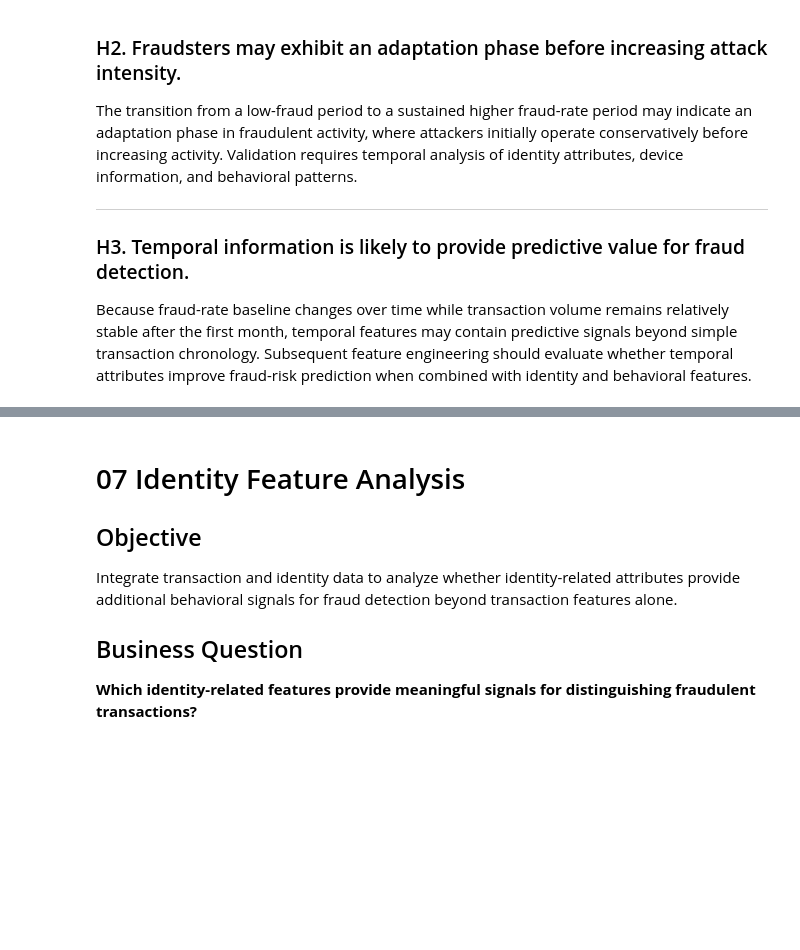
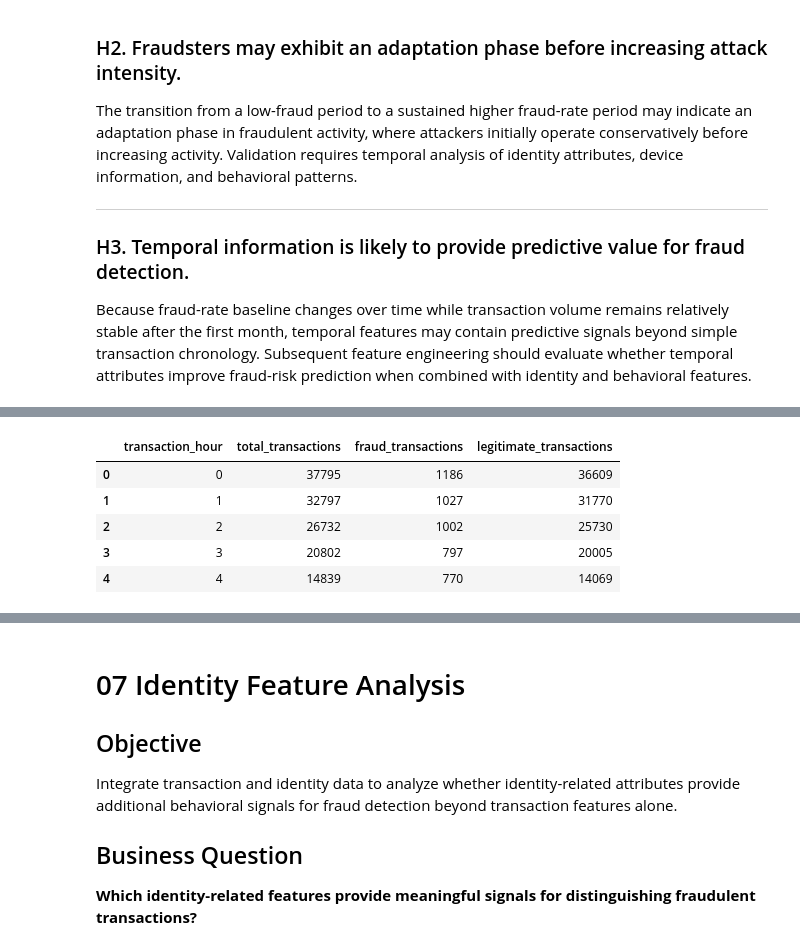
Before and after one commit to rizalkr/fraud_detection, a Jupyter notebook: notebooks/02_Exploratory_Data_Analysis.ipynb, the cells around one changed output, grey strips where cells are left out. Drawn from its saved outputs; the diff is of its cells as text; code cells hidden in the pictures; blank space fills up the shorter version.

```diff
--- a/notebooks/02_Exploratory_Data_Analysis.ipynb
+++ b/notebooks/02_Exploratory_Data_Analysis.ipynb
@@ -685,0 +695,7 @@ Because fraud-rate baseline changes over time while transaction volume remains r
+# %%
+SECONDS_PER_DAY = 24 * 60 * 60
+SECONDS_PER_HOUR = 60 * 60
+
+df_time["transaction_hour"] = (
+    (df_time["TransactionDT"] % SECONDS_PER_DAY) // SECONDS_PER_HOUR
+).astype(int)
@@ -685,0 +732,24 @@ Because fraud-rate baseline changes over time while transaction volume remains r
+# %%
+hourly_summary = (
+    df_time
+    .groupby("transaction_hour")
+    .agg(
+        total_transactions=("isFraud", "size"),
+        fraud_transactions=("isFraud", "sum")
+    )
+    .reset_index()
+)
+
+hourly_summary["legitimate_transactions"] = (
+    hourly_summary["total_transactions"]
+    - hourly_summary["fraud_transactions"]
+)
+
+hourly_summary.head()
+# %% [output]
+|  | transaction_hour | total_transactions | fraud_transactions | legitimate_transactions |
+| 0 | 0 | 37795 | 1186 | 36609 |
+| 1 | 1 | 32797 | 1027 | 31770 |
+| 2 | 2 | 26732 | 1002 | 25730 |
+| 3 | 3 | 20802 | 797 | 20005 |
+| 4 | 4 | 14839 | 770 | 14069 |
```
Also changed, not shown: parts of 11 cells of this notebook.
